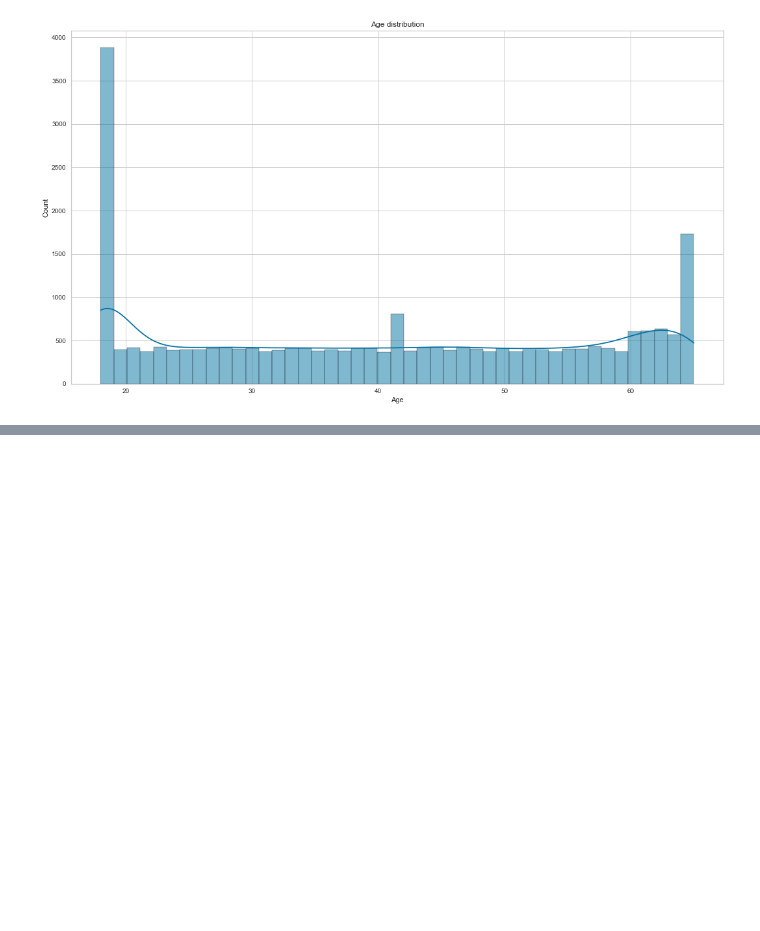
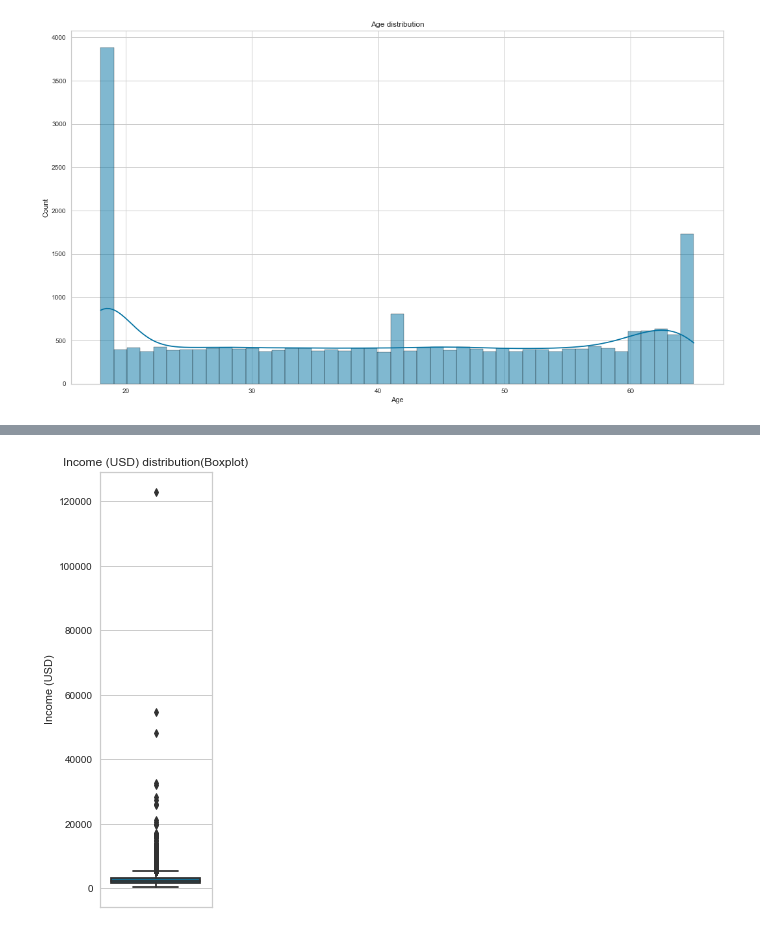
Before and after one commit to semasuka/Loan-amount-prediction-regression, a Jupyter notebook: Loan_amount_prediction.ipynb, the cells around one changed output, grey strips where cells are left out. Saved outputs shown, nothing was run; the diff lists cells and outputs as text; code cells hidden in the pictures; blank space fills up the shorter version.

Commit message:
income univariate analysis added

```diff
--- a/Loan_amount_prediction.ipynb
+++ b/Loan_amount_prediction.ipynb
@@ -289,0 +311,4 @@ create_hist_plot(loan_amt_train_copy, 'Age', the_bins=45)
+# %%
+create_box_plot(loan_amt_train_copy, 'Income (USD)')
+# %% [output]
+[figure, added]
```
Also changed, not shown: parts of 5 cells of this notebook.
